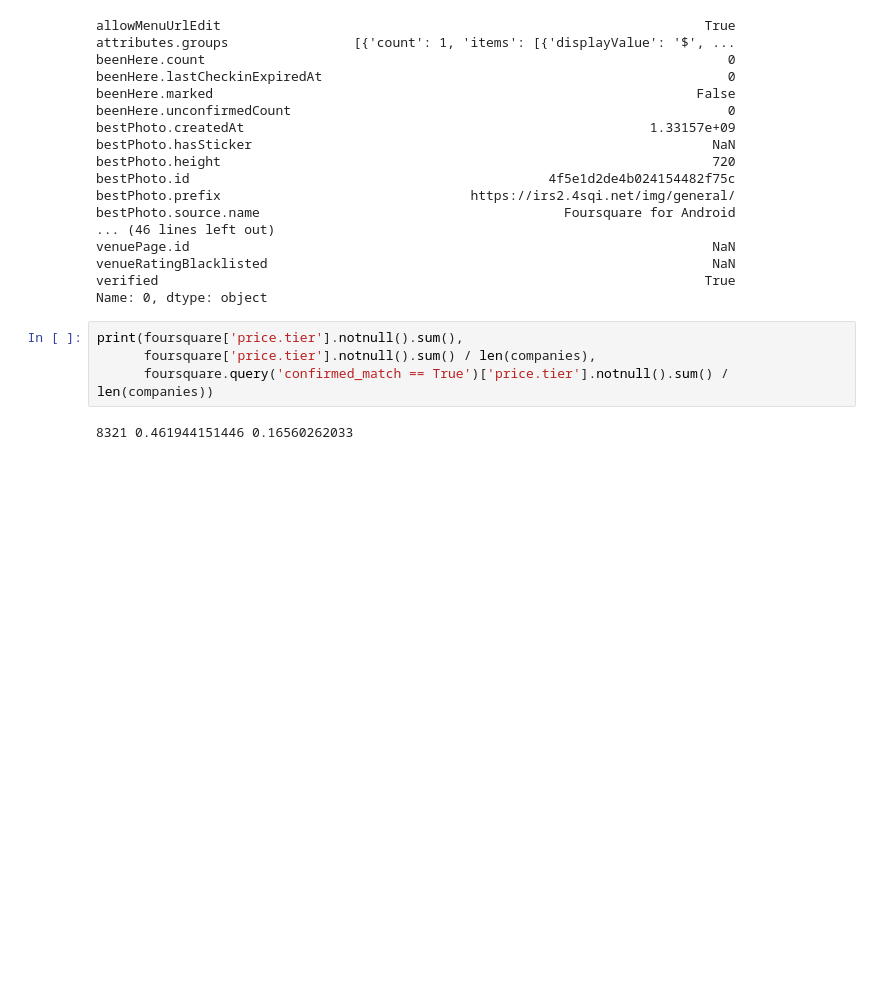
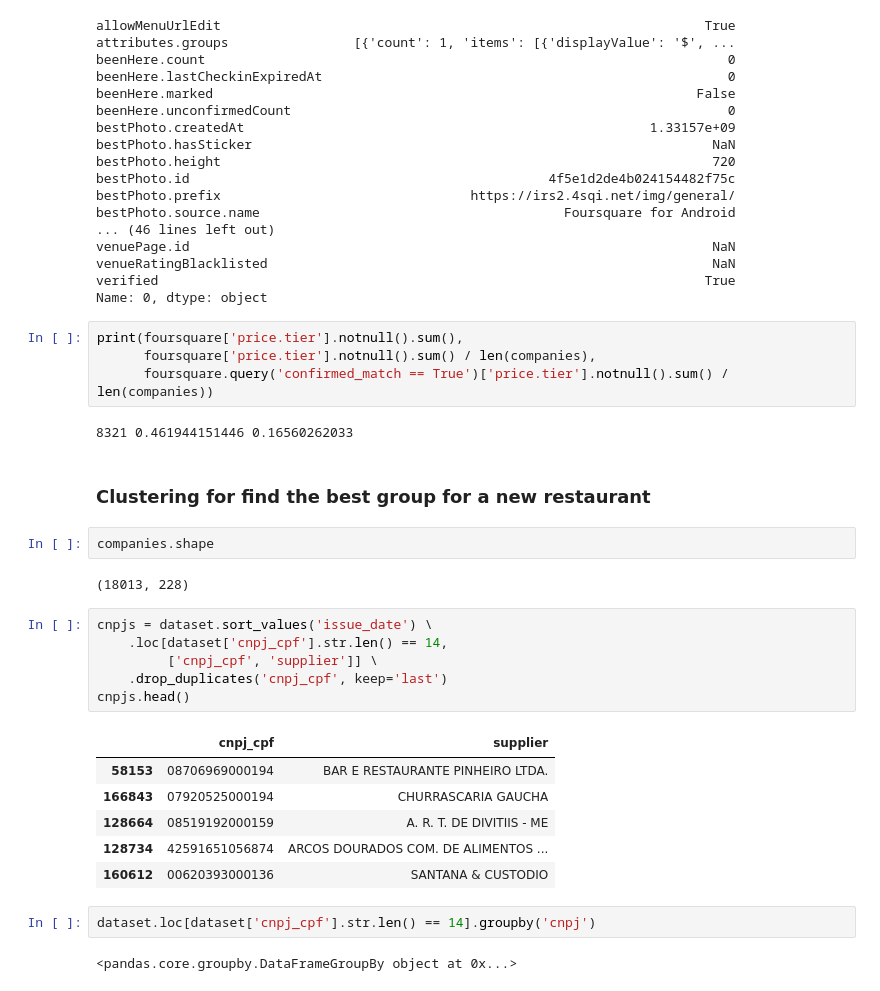
Before and after one commit to danielfl/serenata-de-amor, a Jupyter notebook: develop/2016-12-01-irio-anomalies-in-meal-prices.ipynb, the cells around one changed output. Cells and saved outputs as stored; diff of their text form; blank space fills up the shorter version.

```diff
--- a/develop/2016-12-01-irio-anomalies-in-meal-prices.ipynb
+++ b/develop/2016-12-01-irio-anomalies-in-meal-prices.ipynb
@@ -473,3 +473,26 @@ print(foursquare['price.tier'].notnull().sum(),
       foursquare.query('confirmed_match == True')['price.tier'].notnull().sum() / len(companies))
 # %% [output]
 8321 0.461944151446 0.16560262033
+# %% [markdown]
+### Clustering for find the best group for a new restaurant
+# %%
+companies.shape
+# %% [output]
+(18013, 228)
+# %%
+cnpjs = dataset.sort_values('issue_date') \
+    .loc[dataset['cnpj_cpf'].str.len() == 14,
+         ['cnpj_cpf', 'supplier']] \
+    .drop_duplicates('cnpj_cpf', keep='last')
+cnpjs.head()
+# %% [output]
+|  | cnpj_cpf | supplier |
+| 58153 | 08706969000194 | BAR E RESTAURANTE PINHEIRO LTDA. |
+| 166843 | 07920525000194 | CHURRASCARIA GAUCHA |
+| 128664 | 08519192000159 | A. R. T. DE DIVITIIS - ME |
+| 128734 | 42591651056874 | ARCOS DOURADOS COM. DE ALIMENTOS ... |
+| 160612 | 00620393000136 | SANTANA & CUSTODIO |
+# %%
+dataset.loc[dataset['cnpj_cpf'].str.len() == 14].groupby('cnpj')
+# %% [output]
+<pandas.core.groupby.DataFrameGroupBy object at 0x...>
```
Also changed, not shown: parts of 5 cells of this notebook, 2 other files.
